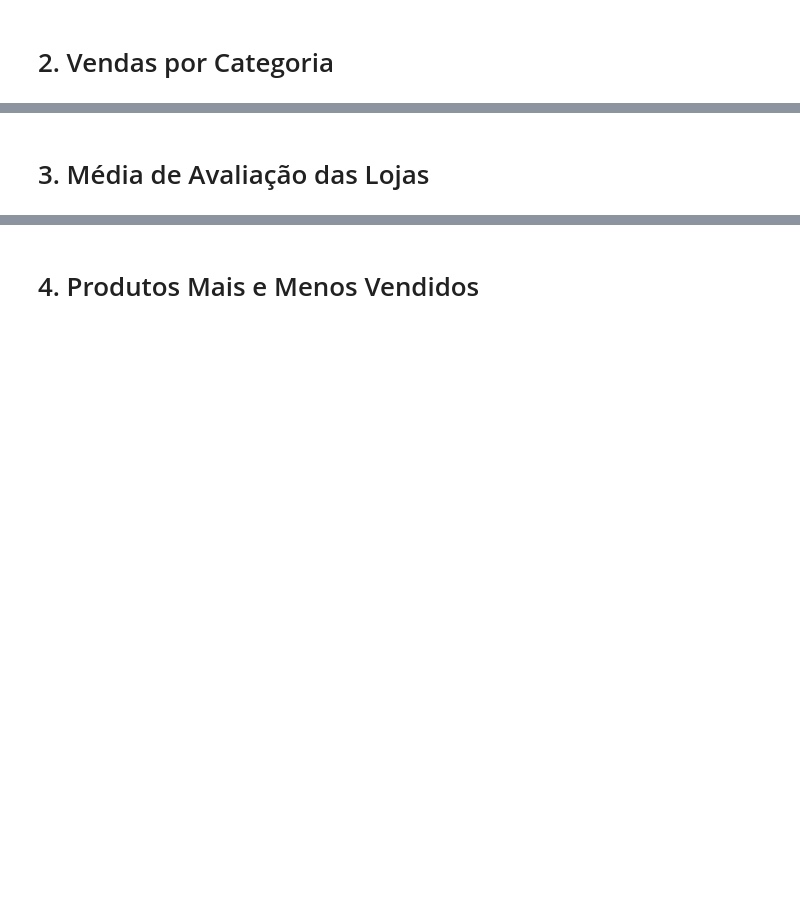
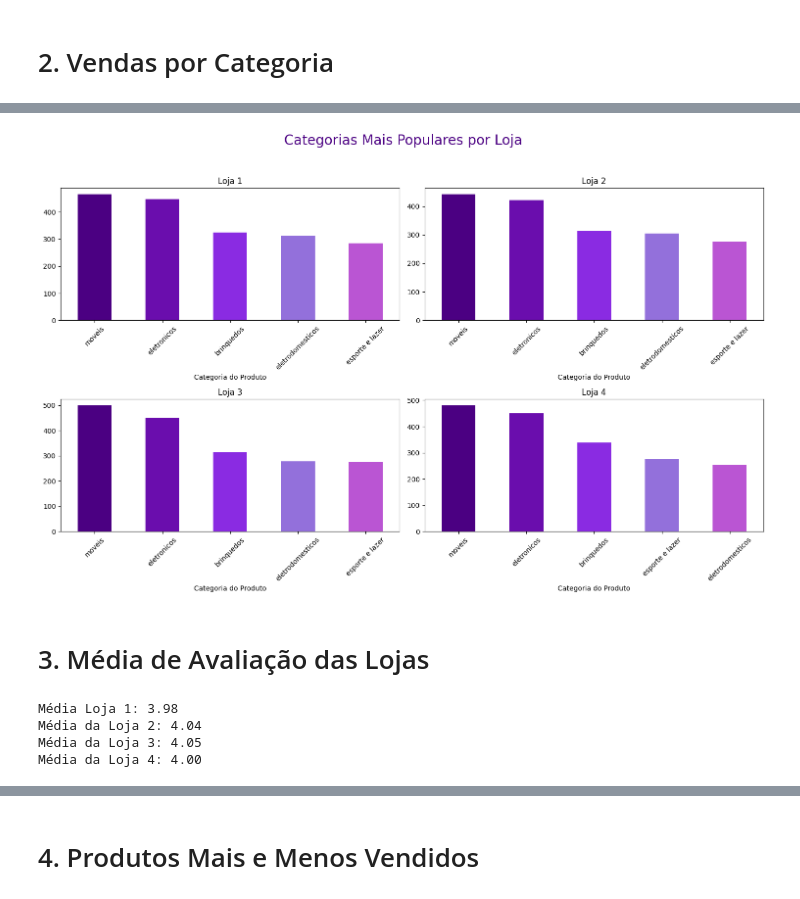
Before and after one commit to me-santana/Challenge-Alura-Store, a Jupyter notebook: AluraStoreBrasil.ipynb, the cells around one changed output, grey strips where cells are left out. Saved outputs shown, nothing was run; the diff lists cells and outputs as text; code cells hidden in the pictures; blank space fills up the shorter version.

```diff
--- a/AluraStoreBrasil.ipynb
+++ b/AluraStoreBrasil.ipynb
@@ -30,2 +151,54 @@ loja.head()
+# %%
+import matplotlib.pyplot as plt
+
+# Minha paleta de cores preferidas (do mais escuro para o mais claro)
+cores_roxas = ['#4B0082', '#6A0DAD', '#8A2BE2', '#9370DB', '#BA55D3']
+
+# Criando uma figura com 4 subgráficos (um para cada loja)
+fig, axes = plt.subplots(2, 2, figsize=(15, 10))
+fig.suptitle('Categorias Mais Populares por Loja', fontsize=20, color='#4B0082')
+
+
+# Loja 1
+cat_loja1.head(5).plot(kind='bar', ax=axes[0, 0], color=cores_roxas)
+axes[0, 0].set_title('Loja 1')
+axes[0, 0].tick_params(axis='x', rotation=45)
+
+# Loja 2
+cat_loja2.head(5).plot(kind='bar', ax=axes[0, 1], color=cores_roxas)
+axes[0, 1].set_title('Loja 2')
+axes[0, 1].tick_params(axis='x', rotation=45)
+
+# Loja 3
+cat_loja3.head(5).plot(kind='bar', ax=axes[1, 0], color=cores_roxas)
+axes[1, 0].set_title('Loja 3')
+axes[1, 0].tick_params(axis='x', rotation=45)
+
+# Loja 4
+cat_loja4.head(5).plot(kind='bar', ax=axes[1, 1], color=cores_roxas)
+axes[1, 1].set_title('Loja 4')
+axes[1, 1].tick_params(axis='x', rotation=45)
+
+plt.tight_layout(rect=[0, 0.03, 1, 0.95])
+plt.show()
+# %% [output]
+[figure, added]
 # %% [markdown]
 # 3. Média de Avaliação das Lojas
+# %%
+media_loja1 = loja['Avaliação da compra'].mean()
+media_loja2 = loja2['Avaliação da compra'].mean()
+media_loja3 = loja3['Avaliação da compra'].mean()
+media_loja4 = loja4['Avaliação da compra'].mean()
+
+media_total_avaliacoes = [media_loja1, media_loja2, media_loja3, media_loja4]
+
+print(f"Média Loja 1: {media_loja1:.2f}")
+print (f"Média da Loja 2: {media_loja2:.2f}")
+print(f"Média da Loja 3: {media_loja3:.2f}")
+print(f"Média da Loja 4: {media_loja4:.2f}")
+# %% [output]
+Média Loja 1: 3.98
+Média da Loja 2: 4.04
+Média da Loja 3: 4.05
+Média da Loja 4: 4.00
```
Also changed, not shown: parts of 12 cells of this notebook.
